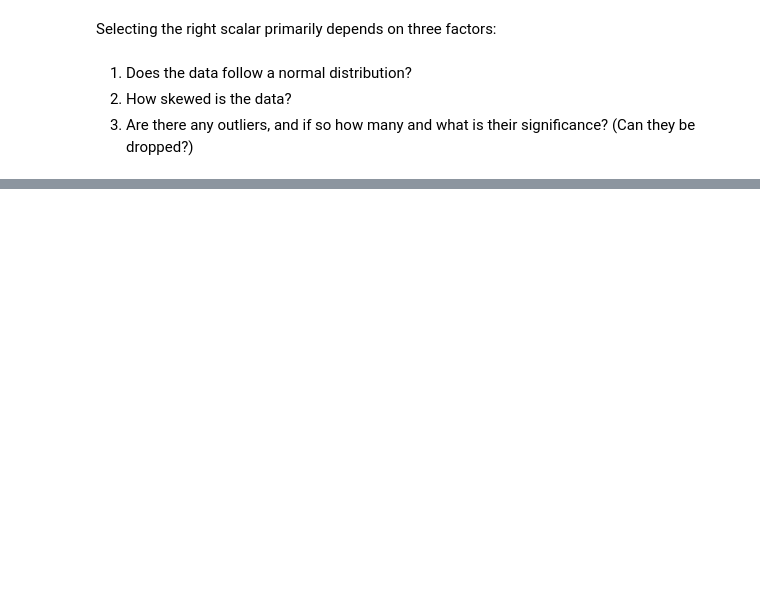
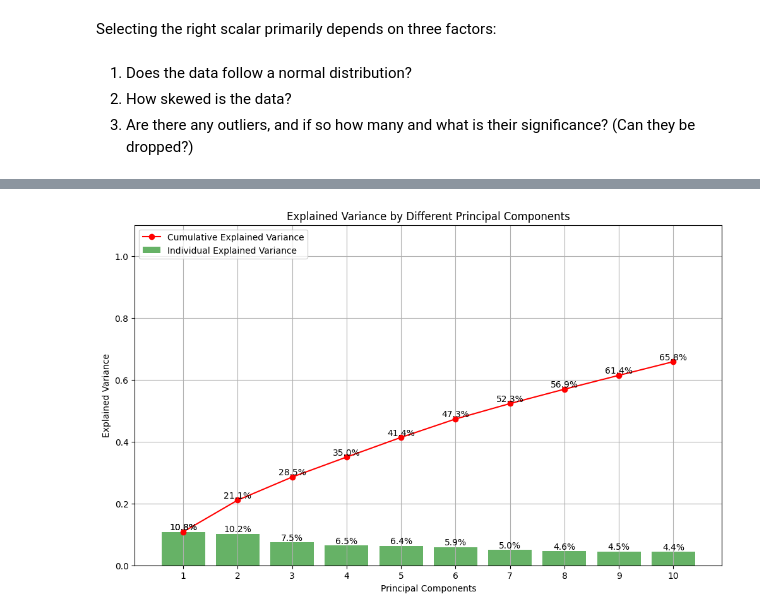
Before and after one commit to jsbwxyz/DSC630, a Jupyter notebook: Week4/JeremyBarton-Assignment4.ipynb, the cells around one changed output, grey strips where cells are left out. Drawn from its saved outputs; the diff is of its cells as text; code cells hidden in the pictures; blank space fills up the shorter version.

```diff
--- a/Week4/JeremyBarton-Assignment4.ipynb
+++ b/Week4/JeremyBarton-Assignment4.ipynb
@@ -64,0 +191,34 @@ pd.DataFrame(X_train_scaled, columns=X_train.columns).describe().loc[["min", "ma
+# %%
+pca_full = PCA()
+pca_full.fit(X_train_scaled)
+
+n_show = 10
+# individual varinaces
+iv = pca_full.explained_variance_ratio_[:n_show]
+# cumulative variance
+cv = np.cumsum(iv)
+
+plt.figure(figsize=(12, 7))
+bars = plt.bar(range(1, n_show + 1), iv, alpha=0.6, color='g', label='Individual Explained Variance')
+plt.plot(range(1, n_show + 1), cv, marker='o', linestyle='-', color='r',
+         label='Cumulative Explained Variance')
+
+# iterate through each bar to set the height based
+#   on the individual variances explain by each principal compnent added
+for i, (bar, cum_val) in enumerate(zip(bars, cv)):
+    plt.text(bar.get_x() + bar.get_width() / 2, bar.get_height(), f'{iv[i]*100:.1f}%',
+             ha='center', va='bottom')
+    plt.text(i + 1, cum_val, f'{cum_val*100:.1f}%', ha='center', va='bottom')
+
+
+# creating the plot
+plt.xlabel('Principal Components')
+plt.ylabel('Explained Variance')
+plt.title('Explained Variance by Different Principal Components')
+plt.xticks(range(1, n_show + 1))
+plt.legend(loc='upper left')
+plt.ylim(0, 1.1)
+plt.grid(True)
+plt.show()
+# %% [output]
+[figure, added]
```
Also changed, not shown: parts of 49 cells of this notebook, 2 other files.
